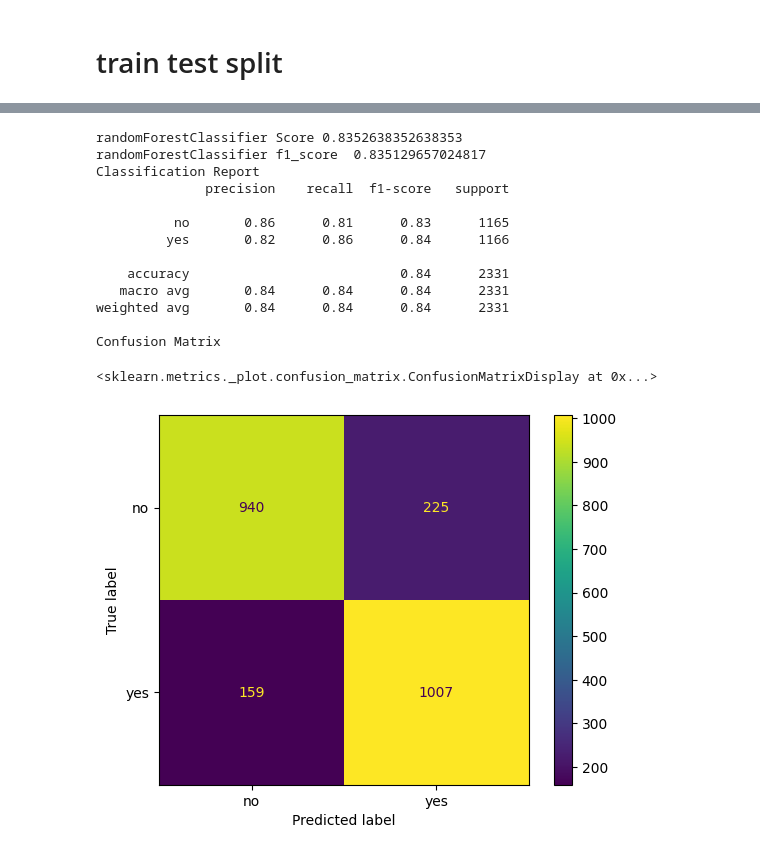
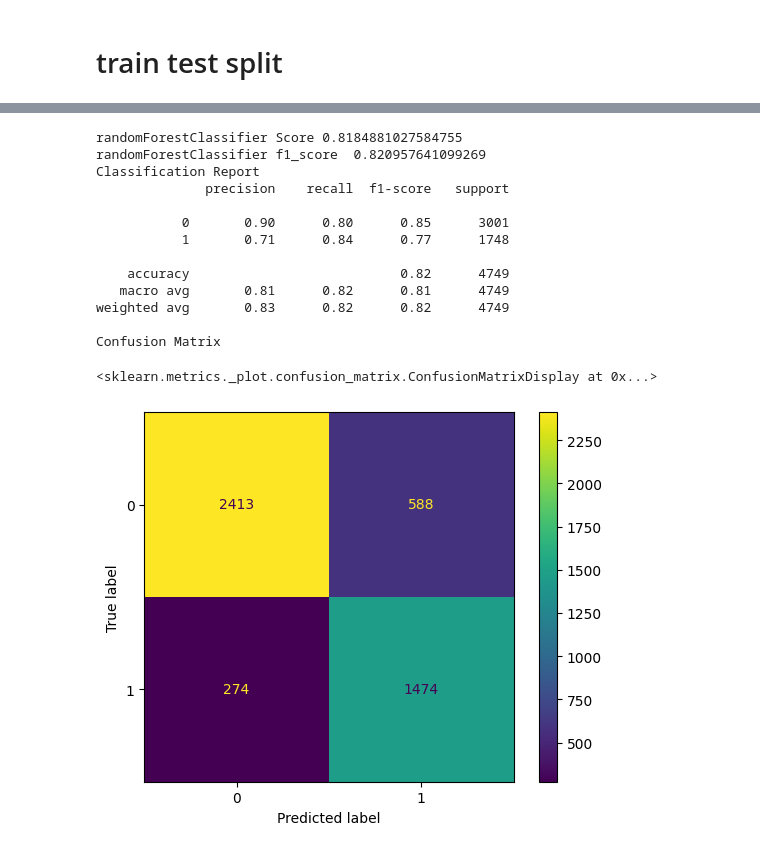
Before and after one commit to linisha04/Predict-the-Success-of-Bank-telemarketing, a Jupyter notebook: liniiiii.ipynb, the cells around one changed output, grey strips where cells are left out. Cells and saved outputs as stored; diff of their text form; code cells hidden in the pictures.

Commit message:
Kaggle Notebook | 22f2000254-notebook-t32024 | 50-rf_grid.best_estimator_

```diff
--- a/liniiiii.ipynb
+++ b/liniiiii.ipynb
@@ -938,4 +931,11 @@ from sklearn.pipeline import Pipeline
 from sklearn.metrics import f1_score
 
 
-xtrain , xtest , ytrain , ytest = train_test_split(train , y ,test_size=0.2, random_state=1 , shuffle=True , stratify=y)
+xtrain , xtemp , ytrain , ytemp = train_test_split(train , y ,test_size=0.6, random_state=1 , shuffle=True , stratify=y)
+
+xval , xtest , yval , ytest = train_test_split(xtemp , ytemp ,test_size=0.5, random_state=1 , shuffle=True , stratify=ytemp)
+
+
+print("xtrain, ytrain shape" , (xtrain.shape , ytrain.shape))
+print("xval, yval shape" , (xval.shape, yval.shape))
+print("xtest, ytest shape" , (xtest.shape , ytest.shape))
@@ -971,23 +975,23 @@ ytrain.shape
 # plt.ylabel(' no')
 # plt.show()
 # %%
-from sklearn.linear_model import LogisticRegressionCV
+# from sklearn.linear_model import LogisticRegressionCV
 
-from imblearn.pipeline import Pipeline
+# from imblearn.pipeline import Pipeline
 
 from sklearn.metrics import classification_report , confusion_matrix , ConfusionMatrixDisplay
 
-logCV = LogisticRegressionCV(cv=5, random_state=1 ,solver='liblinear' , class_weight='balanced' , max_iter=1000 , penalty='l2' ,Cs=[0.0001, 0.001, 0.01, 0.1, 1, 10, 100] )
+# logCV = LogisticRegressionCV(cv=5, random_state=1 ,solver='liblinear' , class_weight='balanced' , max_iter=1000 , penalty='l2' ,Cs=[0.0001, 0.001, 0.01, 0.1, 1, 10, 100] )
 
-logistic=Pipeline(steps=[('col_transformer',col_transformer),('logCV',logCV)])
+# logistic=Pipeline(steps=[('col_transformer',col_transformer),('logCV',logCV)])
 
 
-logistic.fit(xtrain, ytrain)
-ypredicted_logistic=logistic.predict(xtest)
+# logistic.fit(xtrain, ytrain)
+# ypredicted_logistic=logistic.predict(xtest)
 
-print(   'logisticRegressionCV Score'   ,  logistic.score(xtest,ytest)  )
+# print(   'logisticRegressionCV Score'   ,  logistic.score(xtest,ytest)  )
 
 
-print(   'logisticRegressionCV f1_score '  ,     f1_score(ytest, ypredicted_logistic  , average='weighted')    )
+# print(   'logisticRegressionCV f1_score '  ,     f1_score(ytest, ypredicted_logistic  , average='weighted')    )
 
-print('Classification Report' ,classification_report(ytest ,ypredicted_logistic ) )
+# print('Classification Report' ,classification_report(ytest ,ypredicted_logistic ) )
@@ -1062,12 +1055,17 @@ Name: count, dtype: int64
 
 # print('Confusion Matrix')
 # ConfusionMatrixDisplay.from_estimator(xbst,xtest,ytest_numeric)
+# %%
+from imblearn.over_sampling import SMOTE
+from imblearn.pipeline import Pipeline
+smote = SMOTE(random_state=42)
+# xtrain, ytrain = smote.fit_resample(xtrain, ytrain)
 # %%
 from sklearn.svm import SVC
 
 # svc=SVC(random_state=1 , class_weight='balanced' , C=10 )
 
-svc=Pipeline(steps=[('col_transformer',col_transformer),('pca',PCA()),('svc',SVC(random_state=1 , class_weight='balanced' ,C=10))])
+svc=Pipeline(steps=[('col_transformer',col_transformer),('smote',smote),('svc',SVC(random_state=1 , class_weight='balanced' ,C=10))])
 
 svc.fit(xtrain, ytrain)
 
@@ -1151,39 +1148,39 @@ from xgboost import XGBClassifier
 # %%
 from sklearn.ensemble import RandomForestClassifier
 
 # randomForestClassifier=Pipeline([('col_transformer',col_transformer),('randomForest',RandomForestClassifier(random_state=1))])
-rf=RandomForestClassifier(random_state=1 , n_estimators=250, max_depth=10 , min_samples_split=3 , min_samples_leaf=3 , class_weight='balanced' , n_jobs=-1)
-randomForestClassifier=Pipeline([('col_transformer',col_transformer),('pca' ,PCA()),('randomForest',rf)])
+rf=RandomForestClassifier(random_state=1 , n_estimators=950, max_depth=10 , min_samples_split=3 , min_samples_leaf=3 , class_weight='balanced' , n_jobs=-1)
+randomForestClassifier=Pipeline([('col_transformer',col_transformer),('smote',smote),('pca' ,PCA()),('randomForest',rf)])
 
 randomForestClassifier.fit(xtrain, ytrain)
 
 ypredicted_rf=randomForestClassifier.predict(xtest)
 
 print(   'randomForestClassifier Score'   ,  randomForestClassifier.score(xtest,ytest)  )
 
 
 print(   'randomForestClassifier f1_score '  ,     f1_score(ytest, ypredicted_rf  , average='weighted')    )
 
 print('Classification Report')
 
 print(classification_report(ytest ,ypredicted_rf))
 
 print('Confusion Matrix')
 
 ConfusionMatrixDisplay.from_estimator(randomForestClassifier,xtest,ytest)
 # %% [output]
-randomForestClassifier Score 0.8352638352638353
-randomForestClassifier f1_score  0.835129657024817
+randomForestClassifier Score 0.8184881027584755
+randomForestClassifier f1_score  0.820957641099269
 Classification Report
               precision    recall  f1-score   support
 
-          no       0.86      0.81      0.83      1165
-         yes       0.82      0.86      0.84      1166
+           0       0.90      0.80      0.85      3001
+           1       0.71      0.84      0.77      1748
 
-    accuracy                           0.84      2331
-   macro avg       0.84      0.84      0.84      2331
-weighted avg       0.84      0.84      0.84      2331
+    accuracy                           0.82      4749
+   macro avg       0.81      0.82      0.81      4749
+weighted avg       0.83      0.82      0.82      4749
 
 Confusion Matrix
 <sklearn.metrics._plot.confusion_matrix.ConfusionMatrixDisplay at 0x...>
-[figure, old version]
+[figure, new version]
```
Also changed, not shown: parts of 18 cells of this notebook.
